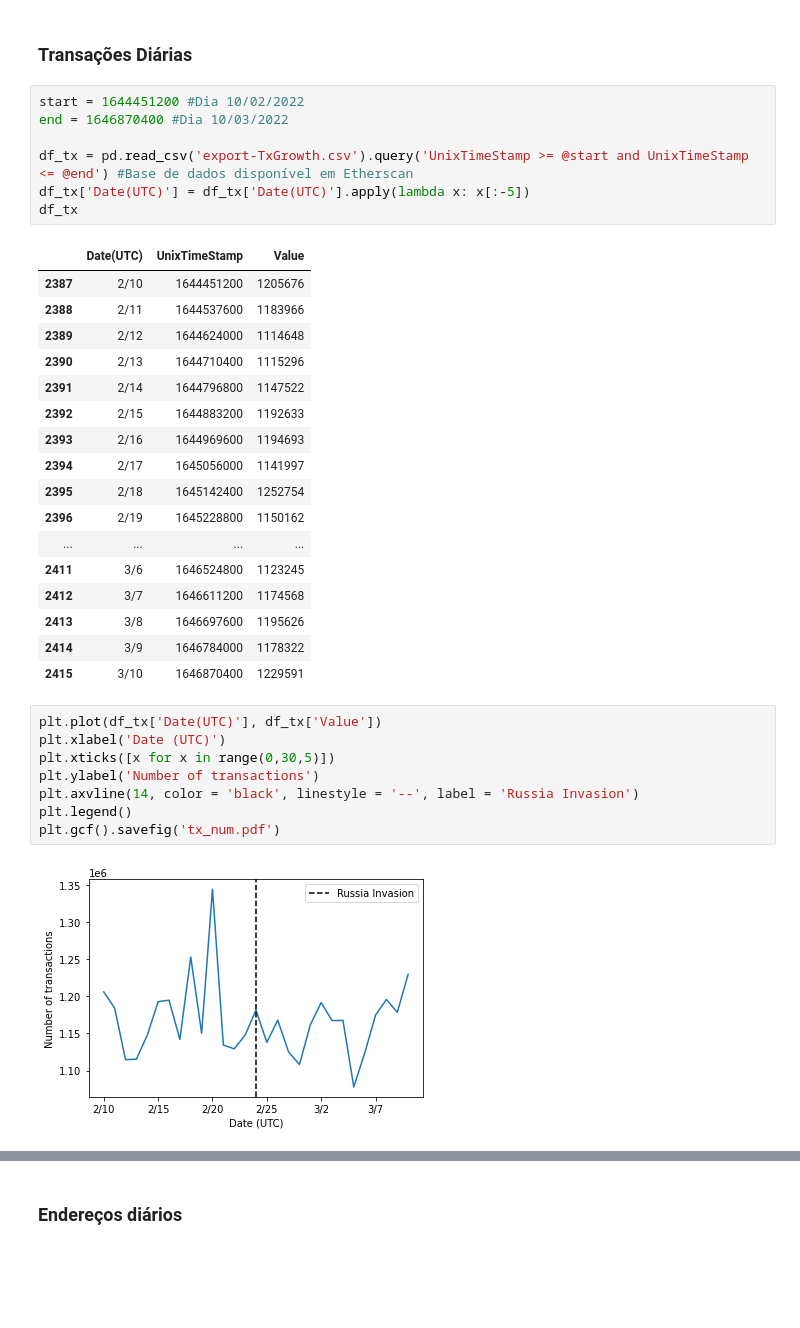
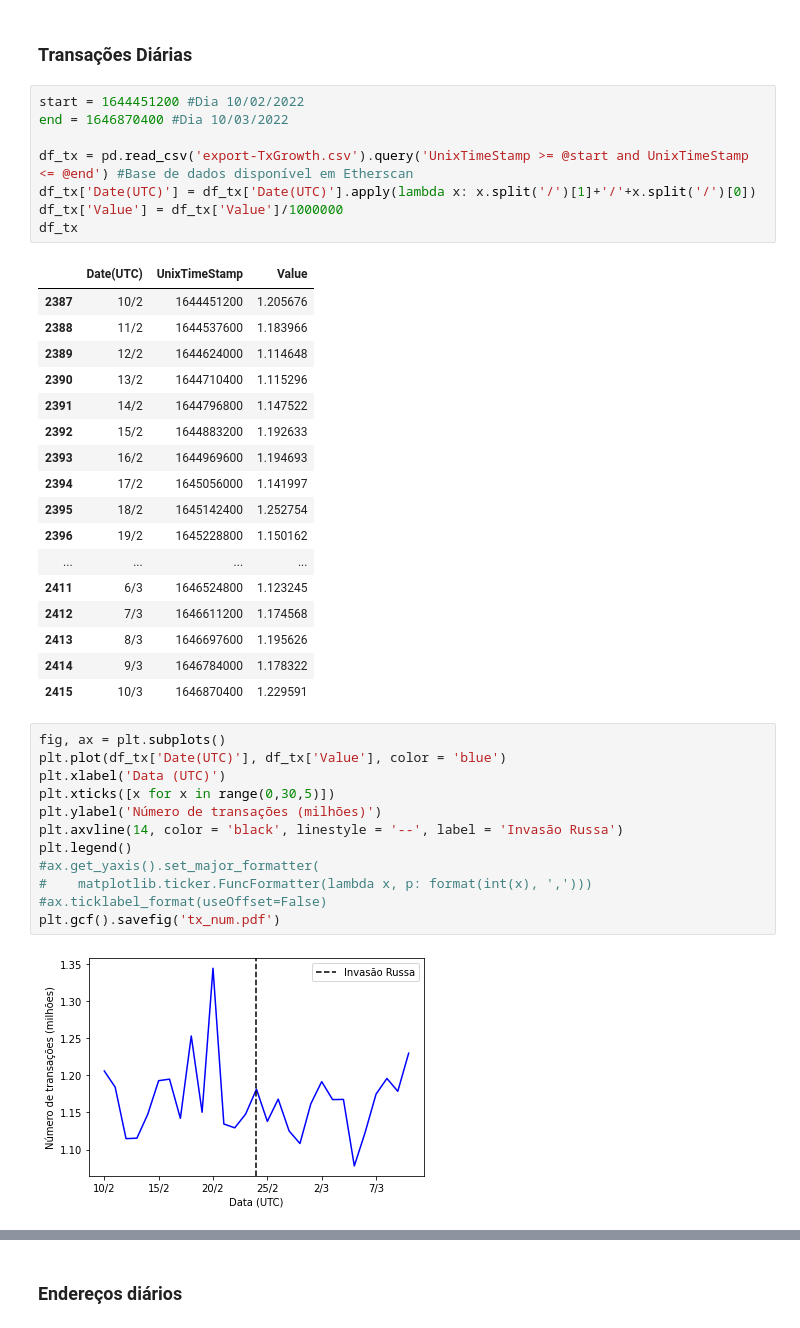
Before and after one commit to PedroHFSO/EthereumDataAnalysis, a Jupyter notebook: results.ipynb, the cells around one changed output, grey strips where cells are left out. Saved outputs shown, nothing was run; the diff lists cells and outputs as text; blank space fills up the shorter version.

```diff
--- a/results.ipynb
+++ b/results.ipynb
@@ -47,33 +48,38 @@ start = 1644451200 #Dia 10/02/2022
 end = 1646870400 #Dia 10/03/2022
 
 df_tx = pd.read_csv('export-TxGrowth.csv').query('UnixTimeStamp >= @start and UnixTimeStamp <= @end') #Base de dados disponível em Etherscan
-df_tx['Date(UTC)'] = df_tx['Date(UTC)'].apply(lambda x: x[:-5])
+df_tx['Date(UTC)'] = df_tx['Date(UTC)'].apply(lambda x: x.split('/')[1]+'/'+x.split('/')[0])
+df_tx['Value'] = df_tx['Value']/1000000
 df_tx
 # %% [output]
 |  | Date(UTC) | UnixTimeStamp | Value |
-| 2387 | 2/10 | 1644451200 | 1205676 |
-| 2388 | 2/11 | 1644537600 | 1183966 |
-| 2389 | 2/12 | 1644624000 | 1114648 |
-| 2390 | 2/13 | 1644710400 | 1115296 |
-| 2391 | 2/14 | 1644796800 | 1147522 |
-| 2392 | 2/15 | 1644883200 | 1192633 |
-| 2393 | 2/16 | 1644969600 | 1194693 |
-| 2394 | 2/17 | 1645056000 | 1141997 |
-| 2395 | 2/18 | 1645142400 | 1252754 |
-| 2396 | 2/19 | 1645228800 | 1150162 |
+| 2387 | 10/2 | 1644451200 | 1.205676 |
+| 2388 | 11/2 | 1644537600 | 1.183966 |
+| 2389 | 12/2 | 1644624000 | 1.114648 |
+| 2390 | 13/2 | 1644710400 | 1.115296 |
+| 2391 | 14/2 | 1644796800 | 1.147522 |
+| 2392 | 15/2 | 1644883200 | 1.192633 |
+| 2393 | 16/2 | 1644969600 | 1.194693 |
+| 2394 | 17/2 | 1645056000 | 1.141997 |
+| 2395 | 18/2 | 1645142400 | 1.252754 |
+| 2396 | 19/2 | 1645228800 | 1.150162 |
 | ... | ... | ... | ... |
-| 2411 | 3/6 | 1646524800 | 1123245 |
-| 2412 | 3/7 | 1646611200 | 1174568 |
-| 2413 | 3/8 | 1646697600 | 1195626 |
-| 2414 | 3/9 | 1646784000 | 1178322 |
-| 2415 | 3/10 | 1646870400 | 1229591 |
+| 2411 | 6/3 | 1646524800 | 1.123245 |
+| 2412 | 7/3 | 1646611200 | 1.174568 |
+| 2413 | 8/3 | 1646697600 | 1.195626 |
+| 2414 | 9/3 | 1646784000 | 1.178322 |
+| 2415 | 10/3 | 1646870400 | 1.229591 |
 # %%
-plt.plot(df_tx['Date(UTC)'], df_tx['Value'])
-plt.xlabel('Date (UTC)')
+fig, ax = plt.subplots()
+plt.plot(df_tx['Date(UTC)'], df_tx['Value'], color = 'blue')
+plt.xlabel('Data (UTC)')
 plt.xticks([x for x in range(0,30,5)])
-plt.ylabel('Number of transactions')
-plt.axvline(14, color = 'black', linestyle = '--', label = 'Russia Invasion')
+plt.ylabel('Número de transações (milhões)')
+plt.axvline(14, color = 'black', linestyle = '--', label = 'Invasão Russa')
 plt.legend()
+#ax.get_yaxis().set_major_formatter(
+#    matplotlib.ticker.FuncFormatter(lambda x, p: format(int(x), ',')))
+#ax.ticklabel_format(useOffset=False)
 plt.gcf().savefig('tx_num.pdf')
 # %% [output]
-[figure, old version]
+[figure, new version]
```
Also changed, not shown: parts of 52 cells of this notebook.
